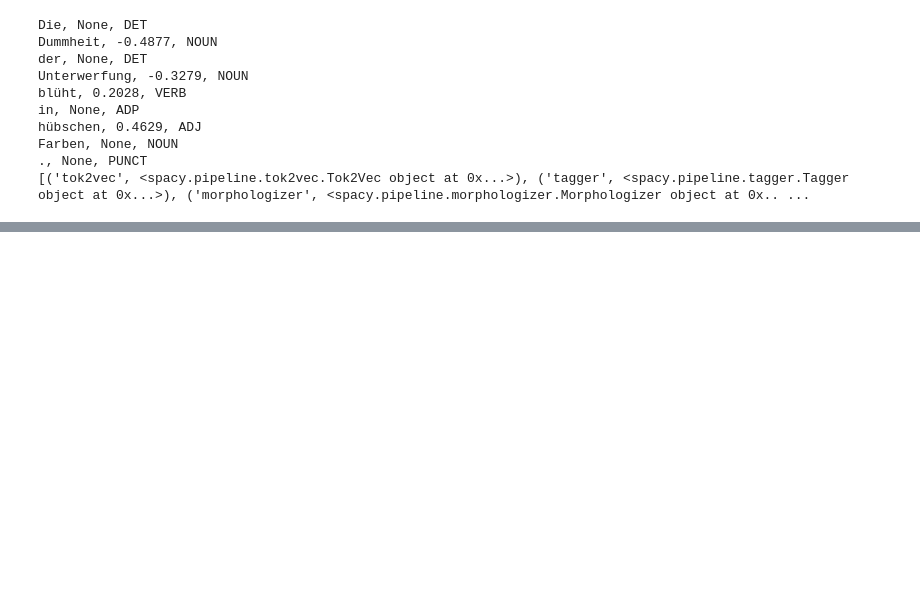
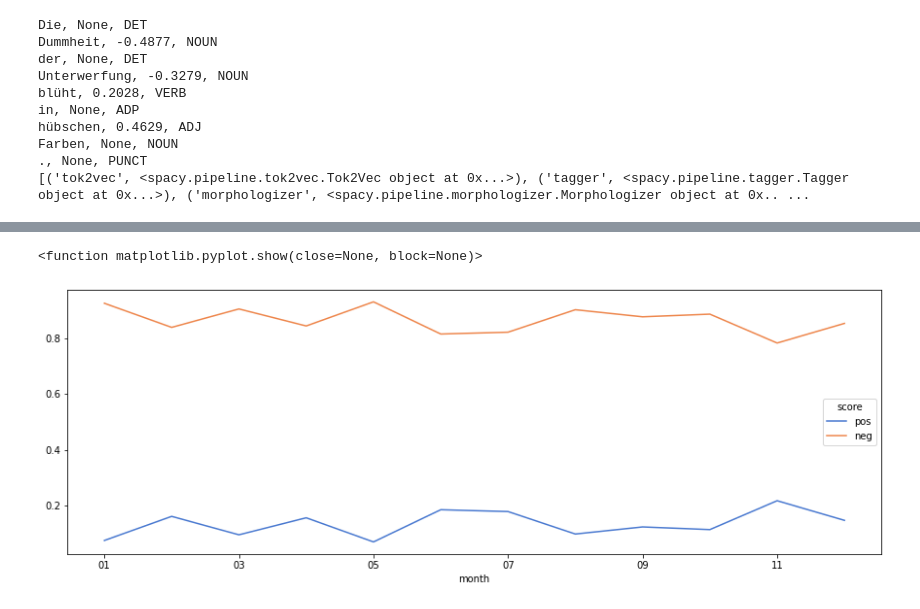
Before and after one commit to Data-Science-for-Linguists-2021/Fl-chtlingskrise-Sentiment-Analysis, a Jupyter notebook: Presentation.ipynb, the cells around one changed output, grey strips where cells are left out. Saved outputs shown, nothing was run; the diff lists cells and outputs as text; code cells hidden in the pictures; blank space fills up the shorter version.

```diff
--- a/Presentation.ipynb
+++ b/Presentation.ipynb
@@ -386,0 +402,8 @@ neg
+# %%
+zeit_df_wsc = all_df[all_df['source'] == 'Zeit']
+zeit_df_wsc
+
+month_z = [date.split('-')[1] for date in zeit_df_wsc.date]
+print(len(month_z))
+zeit_df_wsc['month'] = month_z
+zeit_df_wsc.tail()
@@ -386,0 +438,6 @@ neg
+# %%
+zeit_df_wsc.groupby('month').score.value_counts(normalize=True).unstack()[['pos', 'neg']].plot.line(figsize=(15,5))
+plt.show
+# %% [output]
+<function matplotlib.pyplot.show(close=None, block=None)>
+[figure, added]
```
Also changed, not shown: parts of 29 cells of this notebook.
